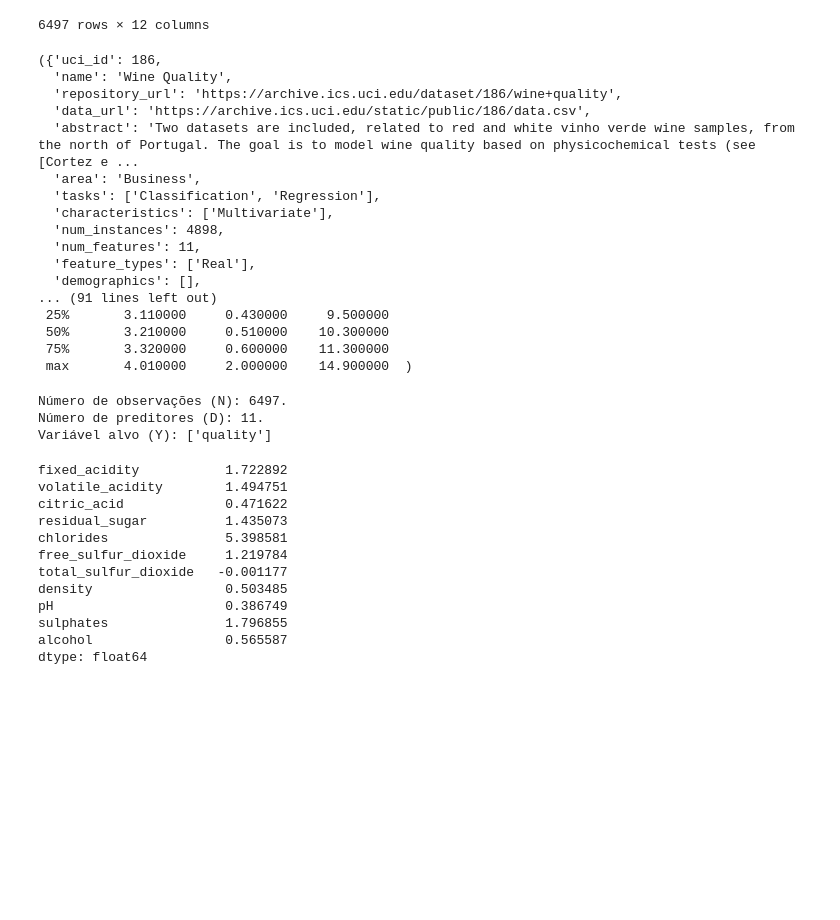
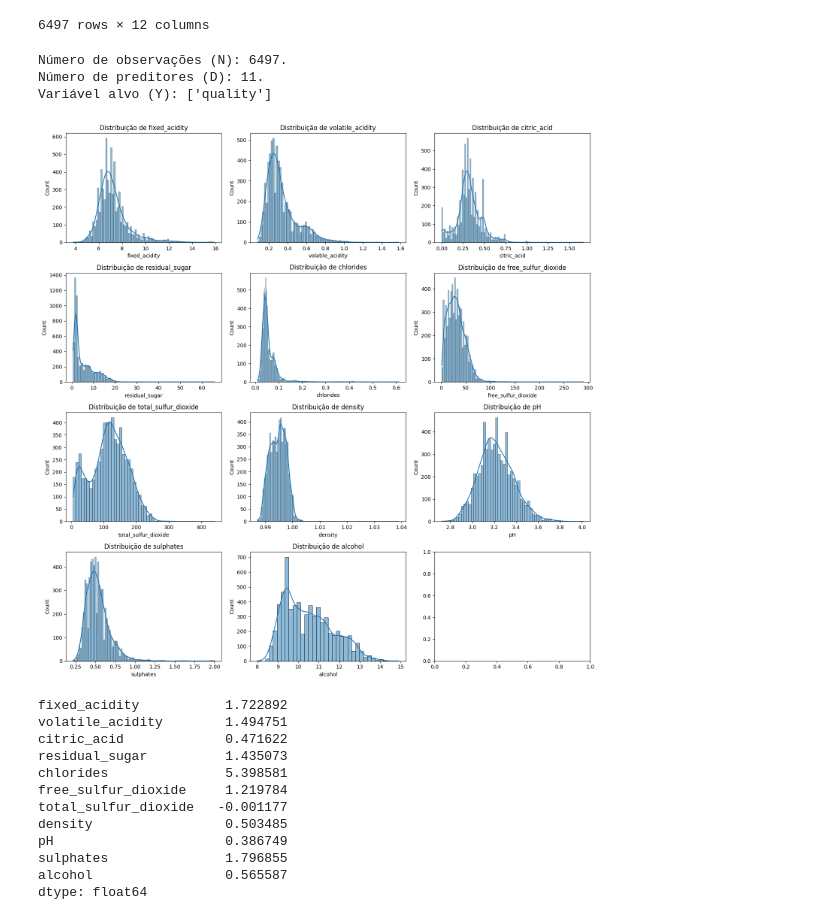
Before and after one commit to pauloricms12/ICA_HM2, a Jupyter notebook: hm2.ipynb, the cells around one changed output. Drawn from its saved outputs; the diff is of its cells as text; code cells hidden in the pictures; blank space fills up the shorter version.

Commit message:
improve visualization

```diff
--- a/hm2.ipynb
+++ b/hm2.ipynb
@@ -34,25 +34,7 @@ df
 | 6496 | 6.0 | 0.21 | 0.38 | 0.8 | 0.020 | 22.0 | ... |
 6497 rows × 12 columns
 # %%
-wine_quality.metadata, wine_quality.variables, X.describe()
+# wine_quality.metadata, wine_quality.variables, X.describe()
-# %% [output]
-({'uci_id': 186,
-  'name': 'Wine Quality',
-  'repository_url': 'https://archive.ics.uci.edu/dataset/186/wine+quality',
-  'data_url': 'https://archive.ics.uci.edu/static/public/186/data.csv',
-  'abstract': 'Two datasets are included, related to red and white vinho verde wine samples, from the north of Portugal. The goal is to model wine quality based on physicochemical tests (see [Cortez e ...
-  'area': 'Business',
-  'tasks': ['Classification', 'Regression'],
-  'characteristics': ['Multivariate'],
-  'num_instances': 4898,
-  'num_features': 11,
-  'feature_types': ['Real'],
-  'demographics': [],
-... (91 lines left out)
- 25%       3.110000     0.430000     9.500000
- 50%       3.210000     0.510000    10.300000
- 75%       3.320000     0.600000    11.300000
- max       4.010000     2.000000    14.900000  )
 # %%
 print(f'Número de observações (N): {X.shape[0]}.')
 print(f'Número de preditores (D): {X.shape[1]}.')
@@ -63,13 +45,15 @@ Número de preditores (D): 11.
 Variável alvo (Y): ['quality']
 # %%
 num_cols = [col for col in X.columns]
-# fig, axes = plt.subplots(4, 3, figsize=(15,15))
-# axes = axes.flatten()
+fig, axes = plt.subplots(4, 3, figsize=(15,15))
+axes = axes.flatten()
 
-# for i, col in enumerate(num_cols):
-#     sns.histplot(X[col], kde=True, ax=axes[i])
-#     axes[i].set_title(f'Distribuição de {col}')
-# plt.tight_layout()
+for i, col in enumerate(num_cols):
+    sns.histplot(X[col], kde=True, ax=axes[i])
+    axes[i].set_title(f'Distribuição de {col}')
+plt.tight_layout()
+# %% [output]
+[figure, added]
 # %%
 skew_values = X[num_cols].apply(lambda x: skew(x.dropna()))
 print(skew_values)
```
Also changed, not shown: parts of 22 cells of this notebook.
